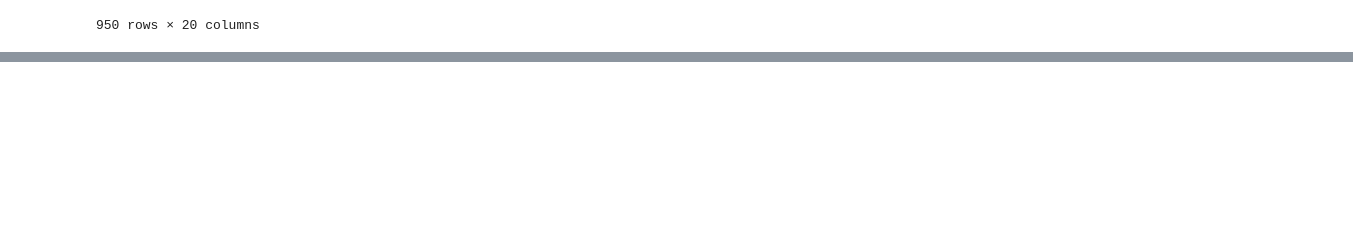
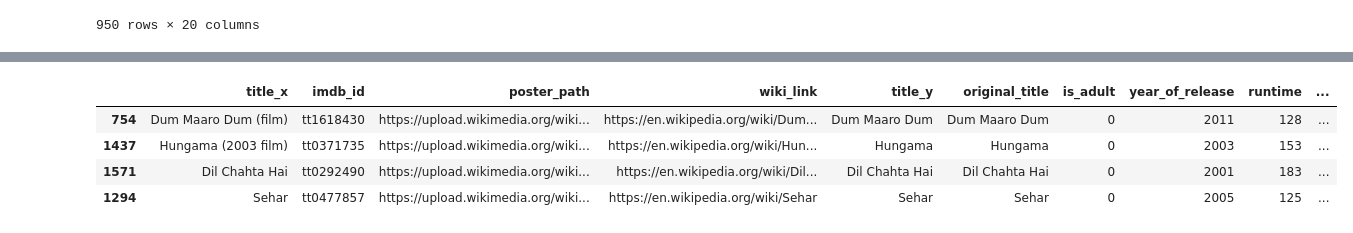
Before and after one commit to HarshChaturvedi19/Learn-Data-Science-With-Projects, a Jupyter notebook: PANDAS/panda-Dataframe/dataFrame.ipynb, the cells around one changed output, grey strips where cells are left out. Cells and saved outputs as stored; diff of their text form; code cells hidden in the pictures; blank space fills up the shorter version.

```diff
--- a/PANDAS/panda-Dataframe/dataFrame.ipynb
+++ b/PANDAS/panda-Dataframe/dataFrame.ipynb
@@ -84,0 +203,9 @@ ipl
+# %%
+# samlple -> fetch one random row
+movies.sample(4)
+# %% [output]
+|  | title_x | imdb_id | poster_path | wiki_link | title_y | original_title | is_adult | year_of_release | runtime | ... |
+| 754 | Dum Maaro Dum (film) | tt1618430 | https://upload.wikimedia.org/wiki... | https://en.wikipedia.org/wiki/Dum... | Dum Maaro Dum | Dum Maaro Dum | 0 | 2011 | 128 | ... |
+| 1437 | Hungama (2003 film) | tt0371735 | https://upload.wikimedia.org/wiki... | https://en.wikipedia.org/wiki/Hun... | Hungama | Hungama | 0 | 2003 | 153 | ... |
+| 1571 | Dil Chahta Hai | tt0292490 | https://upload.wikimedia.org/wiki... | https://en.wikipedia.org/wiki/Dil... | Dil Chahta Hai | Dil Chahta Hai | 0 | 2001 | 183 | ... |
+| 1294 | Sehar | tt0477857 | https://upload.wikimedia.org/wiki... | https://en.wikipedia.org/wiki/Sehar | Sehar | Sehar | 0 | 2005 | 125 | ... |
```
Also changed, not shown: parts of 19 cells of this notebook.
